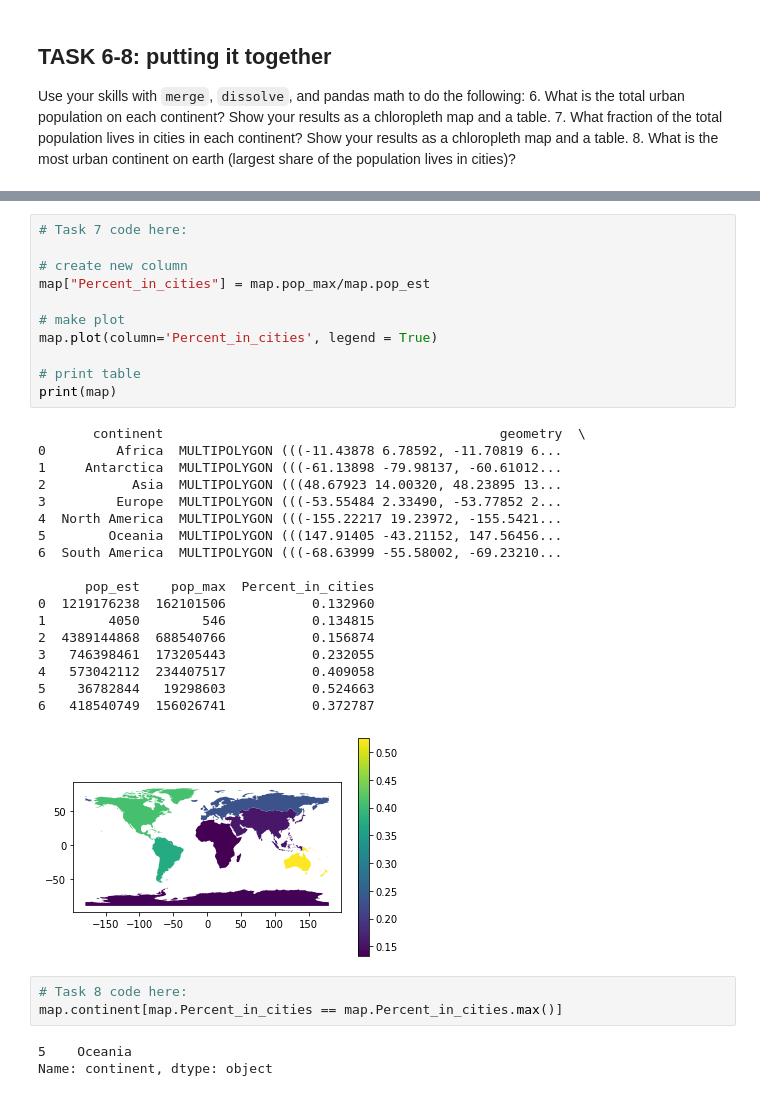
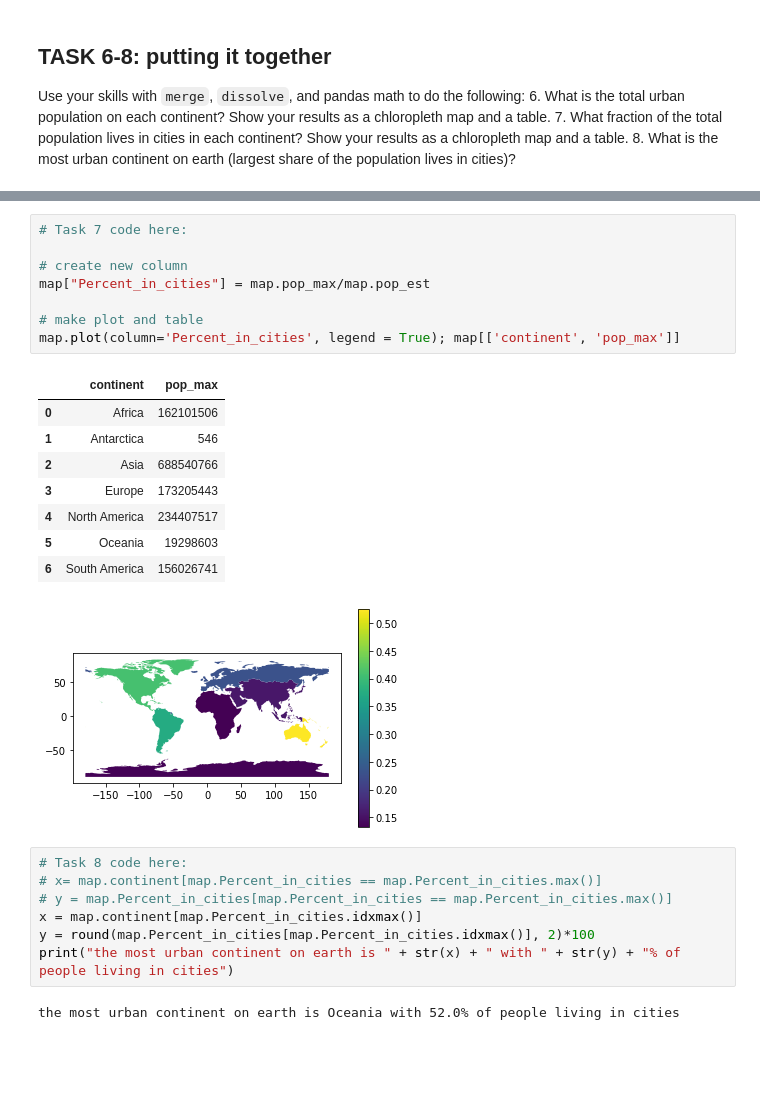
Before and after one commit to raruggie/EnvDatSci22, a Jupyter notebook: CodeSprints/VectorData101.ipynb, the cells around one changed output, grey strips where cells are left out. Drawn from its saved outputs; the diff is of its cells as text; blank space fills up the shorter version.

```diff
--- a/CodeSprints/VectorData101.ipynb
+++ b/CodeSprints/VectorData101.ipynb
@@ -785,36 +758,27 @@ Name: pop_max, dtype: int64
 # %%
 # Task 7 code here:
 
 # create new column
 map["Percent_in_cities"] = map.pop_max/map.pop_est
 
-# make plot
-map.plot(column='Percent_in_cities', legend = True)
-
-# print table
-print(map)
+# make plot and table
+map.plot(column='Percent_in_cities', legend = True); map[['continent', 'pop_max']]
 # %% [output]
-       continent                                           geometry  \
-0         Africa  MULTIPOLYGON (((-11.43878 6.78592, -11.70819 6...
-1     Antarctica  MULTIPOLYGON (((-61.13898 -79.98137, -60.61012...
-2           Asia  MULTIPOLYGON (((48.67923 14.00320, 48.23895 13...
-3         Europe  MULTIPOLYGON (((-53.55484 2.33490, -53.77852 2...
-4  North America  MULTIPOLYGON (((-155.22217 19.23972, -155.5421...
-5        Oceania  MULTIPOLYGON (((147.91405 -43.21152, 147.56456...
-6  South America  MULTIPOLYGON (((-68.63999 -55.58002, -69.23210...
-
-      pop_est    pop_max  Percent_in_cities
-0  1219176238  162101506           0.132960
-1        4050        546           0.134815
-2  4389144868  688540766           0.156874
-3   746398461  173205443           0.232055
-4   573042112  234407517           0.409058
-5    36782844   19298603           0.524663
-6   418540749  156026741           0.372787
+|  | continent | pop_max |
+| 0 | Africa | 162101506 |
+| 1 | Antarctica | 546 |
+| 2 | Asia | 688540766 |
+| 3 | Europe | 173205443 |
+| 4 | North America | 234407517 |
+| 5 | Oceania | 19298603 |
+| 6 | South America | 156026741 |
 [figure]
-# %%
-# Task 8 code here:
-map.continent[map.Percent_in_cities == map.Percent_in_cities.max()]
-# %% [output]
-5    Oceania
-Name: continent, dtype: object
+# %%
+# Task 8 code here:
+# x= map.continent[map.Percent_in_cities == map.Percent_in_cities.max()]
+# y = map.Percent_in_cities[map.Percent_in_cities == map.Percent_in_cities.max()]
+x = map.continent[map.Percent_in_cities.idxmax()]
+y = round(map.Percent_in_cities[map.Percent_in_cities.idxmax()], 2)*100
+print("the most urban continent on earth is " + str(x) + " with " + str(y) + "% of people living in cities")
+# %% [output]
+the most urban continent on earth is Oceania with 52.0% of people living in cities
```
Also changed, not shown: parts of 9 cells of this notebook.
